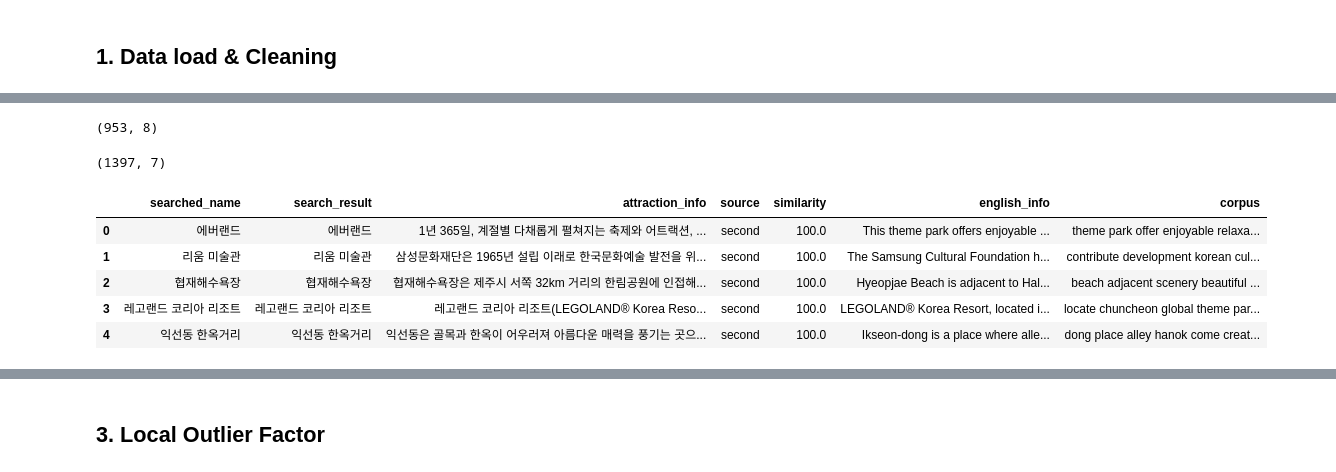
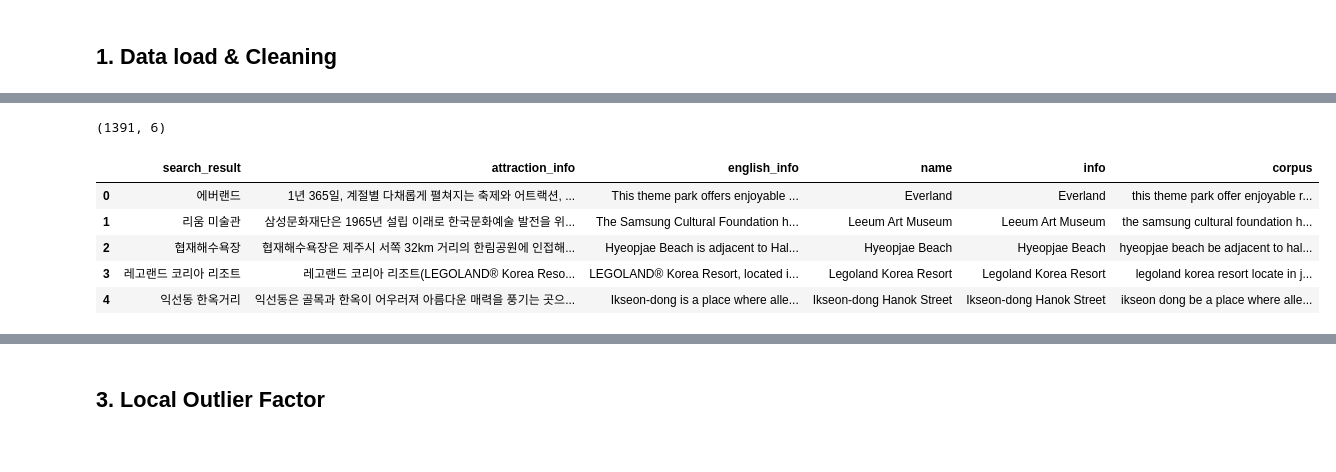
Before and after one commit to geun-hyoung/python_local_outlier_factor_text_info, a Jupyter notebook: lof_analysis.ipynb, the cells around one changed output, grey strips where cells are left out. Cells and saved outputs as stored; diff of their text form; code cells hidden in the pictures.

```diff
--- a/lof_analysis.ipynb
+++ b/lof_analysis.ipynb
@@ -35,0 +84,27 @@ hi
+# %%
+# ✅ 1. 결측치 제거 (name, english_info 기준)
+initial_count = attraction_df.shape[0]
+after_dropna = attraction_df.dropna(subset=['name', 'english_info'])
+dropna_count = initial_count - after_dropna.shape[0]
+print(f"🚫 결측치 제거 (name, english_info 기준): {dropna_count}개 제거 (남은 데이터: {after_dropna.shape[0]}개)")
+
+# ✅ 2. 공백 제거 (info 열 생성)
+after_strip = after_dropna.copy()
+after_strip['info'] = after_strip['name'].str.strip()
+
+# ✅ 3. 빈 문자열 제거 (info 기준)
+after_non_empty = after_strip[after_strip['info'] != '']
+empty_string_count = after_strip.shape[0] - after_non_empty.shape[0]
+print(f"🚫 빈 문자열 제거: {empty_string_count}개 제거 (남은 데이터: {after_non_empty.shape[0]}개)")
+
+# ✅ 4. 중복 제거 (name, english_info 기준)
+after_dedup = after_non_empty.drop_duplicates(subset=['name', 'english_info'])
+dedup_count = after_non_empty.shape[0] - after_dedup.shape[0]
+print(f"🚫 중복 제거 (name, english_info 기준): {dedup_count}개 제거 (남은 데이터: {after_dedup.shape[0]}개)")
+
+# ✅ 5. 'searched_name' 열 제거
+attraction_df_cleaned = after_dedup.drop(columns=['searched_name'], errors='ignore')
+print("🗑️ 'searched_name' 열 제거 완료.")
+
+# ✅ 최종 결과 출력
+print(f"✅ 최종 클린된 DataFrame 크기: {attraction_df_cleaned.shape[0]}개")
@@ -71,9 +147,0 @@ attraction_df.shape
-# %%
-# 관광지 중복 제거: version 1
-attraction_df_cleaned = attraction_df.dropna(subset=['searched_name'])  # 결측치 제거
-attraction_df_cleaned['info'] = attraction_df_cleaned['searched_name'].str.strip()  # 공백 제거
-attraction_df_cleaned = attraction_df_cleaned[attraction_df_cleaned['searched_name'] != '']  # 빈 문자열 제거
-attraction_df_cleaned = attraction_df_cleaned.drop_duplicates(subset=['searched_name'])  # 중복 제거
-
-# 결과 shape 출력
-print(f"Shape of cleaned DataFrame: {attraction_df_cleaned.shape}")
@@ -173,14 +148,10 @@ See the caveats in the documentation: https://pandas.pydata.org/pandas-docs/stab
-# %%
-train_df.shape
-# %% [output]
-(953, 8)
 # %%
 import pandas as pd
 import re
 import spacy
 
 # ✅ 데이터프레임 복사
-preprocessed_df = attraction_df.copy()
+preprocessed_df = attraction_df_cleaned.copy()
 
 # ✅ spaCy 모델 로드
 nlp = spacy.load('en_core_web_sm')
@@ -197,42 +168,39 @@ def preprocess_text(text):
     # 1️⃣ 정규식을 사용하여 숫자, 한국어, 특수 문자 제거
     text = text.lower()  # 소문자화
     text = re.sub(non_english_or_digit_regex, '', text)  # 숫자 및 비영어 문자 제거
 
     # 2️⃣ spaCy를 사용한 텍스트 분석 (토큰화 포함)
     doc = nlp(text)
 
-    # 3️⃣ 토큰화, 표제어 추출 및 불필요한 토큰 제거
+    # 3️⃣ 토큰화, 불필요한 토큰 제거
     tokens = [
         token.lemma_ for token in doc
         if token.is_alpha  # 알파벳으로만 이루어진 토큰
-        and len(token) >= 2  # 2글자 이상 단어
-        and not token.is_stop  # 불용어 제거
-        and token.pos_ in ['ADJ', 'NOUN', 'VERB']  # 형용사, 명사, 동사만 유지
-        and token.pos_ != 'PROPN'  # 고유명사 제거
         and english_word_regex.match(token.lemma_)  # 영어 단어만 유지
     ]
 
     # 4️⃣ 5개 미만 단어 제거
     if len(tokens) < 5:
         return None
 
     # 최종 토큰 리스트를 문자열로 변환
     return ' '.join(tokens)
 
 # ✅ 'english_info' 컬럼에 전처리 적용
 preprocessed_df['corpus'] = preprocessed_df['english_info'].apply(preprocess_text)
 
 # ✅ None 값 제거 및 인덱스 초기화
 preprocessed_df = preprocessed_df.dropna(subset=['corpus']).reset_index(drop=True)
+preprocessed_df.to_csv('/content/drive/MyDrive/Colab Notebooks/inbound_service/local_outlier_factor_analysis/preprocessed_dataset.csv', encoding='utf-8-sig')
 
 # ✅ 결과 확인
 print(preprocessed_df.shape)
 preprocessed_df.head()
 # %% [output]
-(1397, 7)
+(1391, 6)
-|  | searched_name | search_result | attraction_info | source | similarity | english_info | corpus |
-| 0 | 에버랜드 | 에버랜드 | 1년 365일, 계절별 다채롭게 펼쳐지는 축제와 어트랙션, ... | second | 100.0 | This theme park offers enjoyable ... | theme park offer enjoyable relaxa... |
-| 1 | 리움 미술관 | 리움 미술관 | 삼성문화재단은 1965년 설립 이래로 한국문화예술 발전을 위... | second | 100.0 | The Samsung Cultural Foundation h... | contribute development korean cul... |
-| 2 | 협재해수욕장 | 협재해수욕장 | 협재해수욕장은 제주시 서쪽 32km 거리의 한림공원에 인접해... | second | 100.0 | Hyeopjae Beach is adjacent to Hal... | beach adjacent scenery beautiful ... |
-| 3 | 레고랜드 코리아 리조트 | 레고랜드 코리아 리조트 | 레고랜드 코리아 리조트(LEGOLAND® Korea Reso... | second | 100.0 | LEGOLAND® Korea Resort, located i... | locate chuncheon global theme par... |
-| 4 | 익선동 한옥거리 | 익선동 한옥거리 | 익선동은 골목과 한옥이 어우러져 아름다운 매력을 풍기는 곳으... | second | 100.0 | Ikseon-dong is a place where alle... | dong place alley hanok come creat... |
+|  | search_result | attraction_info | english_info | name | info | corpus |
+| 0 | 에버랜드 | 1년 365일, 계절별 다채롭게 펼쳐지는 축제와 어트랙션, ... | This theme park offers enjoyable ... | Everland | Everland | this theme park offer enjoyable r... |
+| 1 | 리움 미술관 | 삼성문화재단은 1965년 설립 이래로 한국문화예술 발전을 위... | The Samsung Cultural Foundation h... | Leeum Art Museum | Leeum Art Museum | the samsung cultural foundation h... |
+| 2 | 협재해수욕장 | 협재해수욕장은 제주시 서쪽 32km 거리의 한림공원에 인접해... | Hyeopjae Beach is adjacent to Hal... | Hyeopjae Beach | Hyeopjae Beach | hyeopjae beach be adjacent to hal... |
+| 3 | 레고랜드 코리아 리조트 | 레고랜드 코리아 리조트(LEGOLAND® Korea Reso... | LEGOLAND® Korea Resort, located i... | Legoland Korea Resort | Legoland Korea Resort | legoland korea resort locate in j... |
+| 4 | 익선동 한옥거리 | 익선동은 골목과 한옥이 어우러져 아름다운 매력을 풍기는 곳으... | Ikseon-dong is a place where alle... | Ikseon-dong Hanok Street | Ikseon-dong Hanok Street | ikseon dong be a place where alle... |
```
Also changed, not shown: parts of 35 cells of this notebook.
